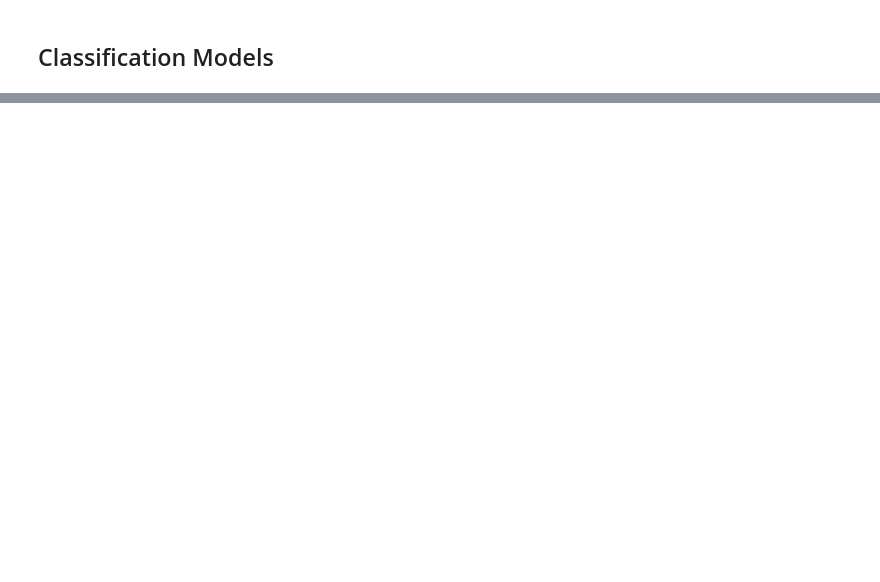
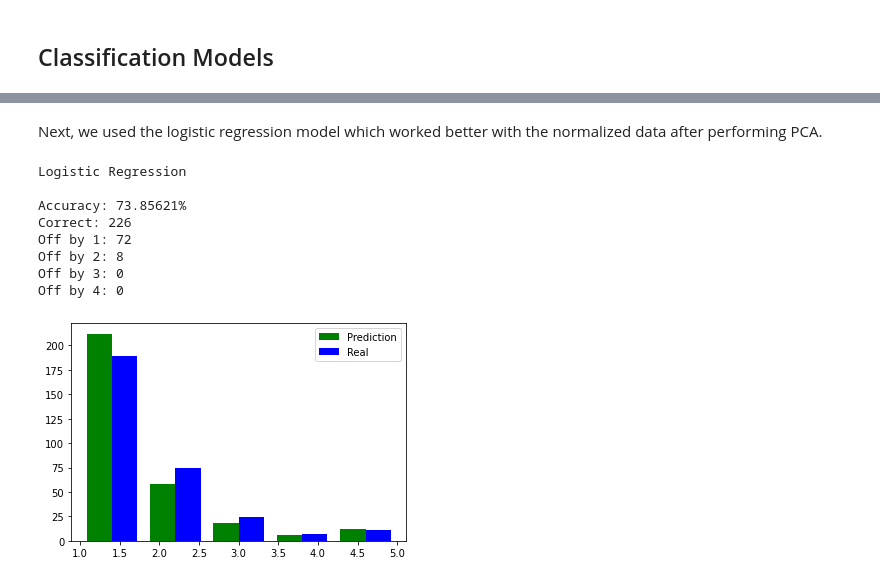
Before and after one commit to archanaramakrishnan/EECS731-Final-Project, a Jupyter notebook: notebooks/Classification.ipynb, the cells around one changed output, grey strips where cells are left out. Saved outputs shown, nothing was run; the diff lists cells and outputs as text; code cells hidden in the pictures; blank space fills up the shorter version.

```diff
--- a/notebooks/Classification.ipynb
+++ b/notebooks/Classification.ipynb
@@ -350,0 +362,16 @@ def predict_accuracy(features, classes, model):
+# %% [markdown]
+Next, we used the logistic regression model which worked better with the normalized data after performing PCA.
+# %%
+X_train_pca, X_test_pca = pca(X_train1, X_test1)
+print("\nLogistic Regression")
+run_model(X_train_pca, X_test_pca, Y_train1, Y_test1, LogisticRegression(random_state=0, max_iter=550))
+# %% [output]
+Logistic Regression
+
+Accuracy: 73.85621%
+Correct: 226
+Off by 1: 72
+Off by 2: 8
+Off by 3: 0
+Off by 4: 0
+[figure, added]
```
Also changed, not shown: parts of 36 cells of this notebook, 1 other file.
